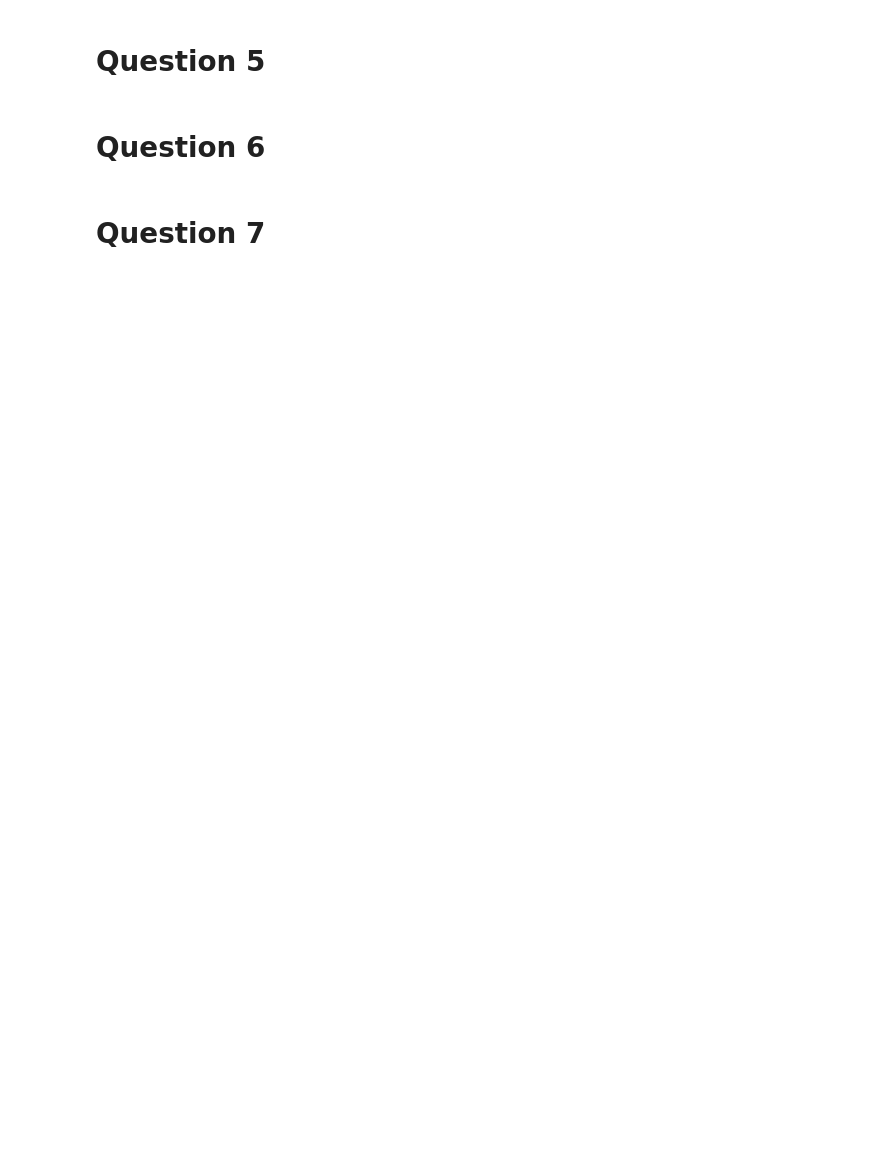
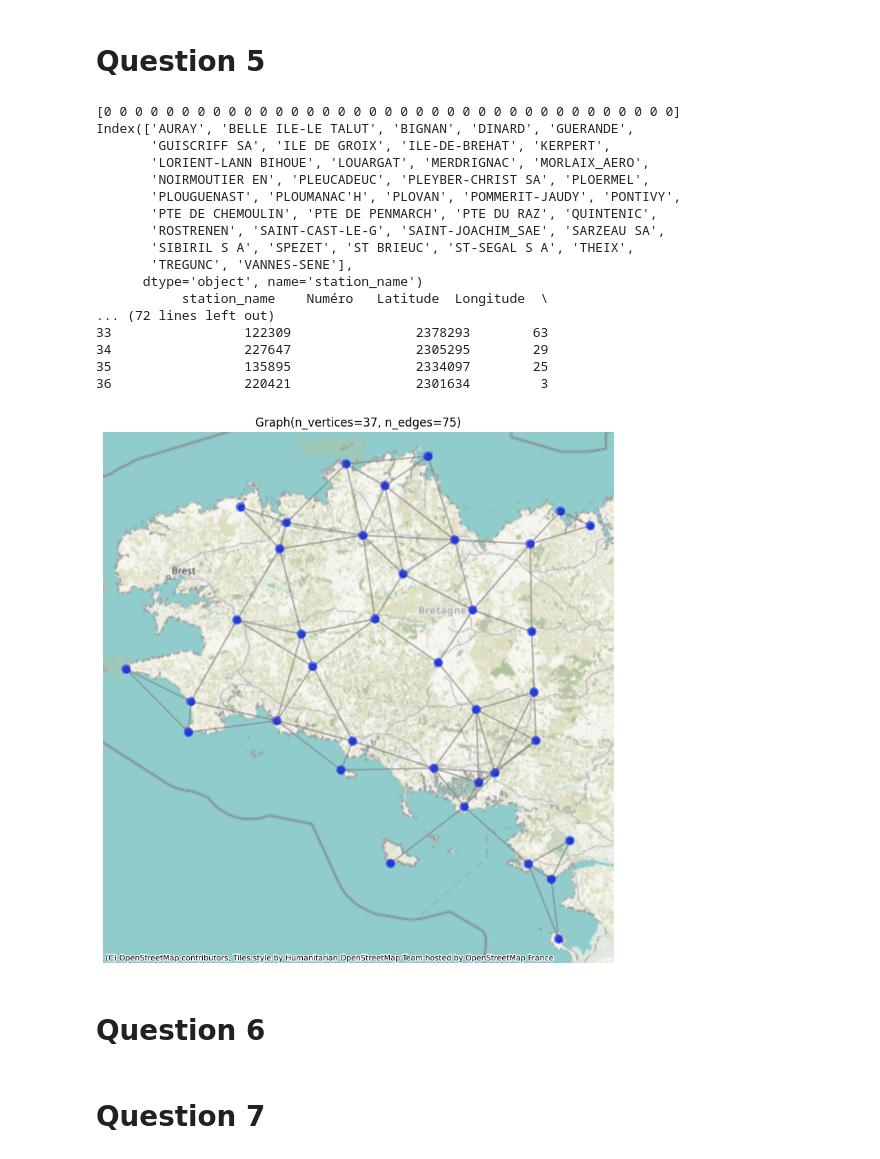
Before and after one commit to victorgalmiche/TimeSeries-TP3, a Jupyter notebook: Assignment 3.ipynb, the cells around one changed output. Cells and saved outputs as stored; diff of their text form; code cells hidden in the pictures; blank space fills up the shorter version.

```diff
--- a/Assignment 3.ipynb
+++ b/Assignment 3.ipynb
@@ -170,7 +170,7 @@ ST NAZAIRE-MONTOIR
 VANNES-MEUCON
 # %%
 temperature_df_cleaned = temperature_df.dropna(axis=1)  # We remove stations with missing values (There are 37 columns left)
-stations_df_cleaned = stations_df[stations_df['Nom'].isin(temperature_df_cleaned.columns)] # In the stations dataframe, we also only keep the stations left
+stations_df_cleaned = stations_df.set_index('Nom').loc[temperature_df_cleaned.columns].reset_index() # In the stations dataframe, we also only keep the stations left
 
 # Computation of the distance matrix using the code of the TP3
 stations_np = stations_df_cleaned[["Longitude", "Latitude"]].to_numpy()
@@ -233,3 +246,60 @@ The signal is the least smooth at 2014-01-10 09:00:00
+# %%
+# For visualization
+CRS = "EPSG:4326"
+
+stations_gdf = geopandas.GeoDataFrame(
+    stations_df_cleaned,
+    geometry=geopandas.points_from_xy(stations_df_cleaned.Longitude, stations_df_cleaned.Latitude),
+).set_crs(CRS)
+# %%
+smoothest_temperature = temperature_df_cleaned.loc[smoothest_date].to_numpy()
+least_smooth_temperature = temperature_df_cleaned.loc[least_smooth_date].to_numpy()
+
+n = len(temperature_df_cleaned.columns)
+energy_features = np.zeros((n, 3)) # Each row is a node, each line is low/medium/high frequency energy
+for v in range(n):
+    features = features_vector(smoothest_temperature, v)
+    energy_features[v,0] = np.sum(features[:3]**2)
+    energy_features[v,1] = np.sum(features[3:6]**2)
+    energy_features[v,2] = np.sum(features[6:]**2)
+
+classifications = np.argmax(energy_features, axis=1)
+
+colors = ['blue', 'green', 'red']
+labels = ['Low Frequency', 'Medium Frequency', 'High Frequency']
+node_colors = [colors[c] for c in classifications]
+
+
+ax = stations_gdf.geometry.plot(figsize=(10, 10))
+cx.add_basemap(ax, crs=stations_gdf.crs.to_string(), zoom=8)
+ax.set_axis_off()
+
+# Set coordinates for graph nodes
+G.set_coordinates(stations_np)
+
+# Plot graph with node colors
+G.plot(ax=ax, vertex_color=node_colors, vertex_size=100)
+# ax.set_title(f"Smoothest temperature signal on {smoothest_date}")
+plt.show()
+# %% [output]
+[0 0 0 0 0 0 0 0 0 0 0 0 0 0 0 0 0 0 0 0 0 0 0 0 0 0 0 0 0 0 0 0 0 0 0 0 0]
+Index(['AURAY', 'BELLE ILE-LE TALUT', 'BIGNAN', 'DINARD', 'GUERANDE',
+       'GUISCRIFF SA', 'ILE DE GROIX', 'ILE-DE-BREHAT', 'KERPERT',
+       'LORIENT-LANN BIHOUE', 'LOUARGAT', 'MERDRIGNAC', 'MORLAIX_AERO',
+       'NOIRMOUTIER EN', 'PLEUCADEUC', 'PLEYBER-CHRIST SA', 'PLOERMEL',
+       'PLOUGUENAST', 'PLOUMANAC'H', 'PLOVAN', 'POMMERIT-JAUDY', 'PONTIVY',
+       'PTE DE CHEMOULIN', 'PTE DE PENMARCH', 'PTE DU RAZ', 'QUINTENIC',
+       'ROSTRENEN', 'SAINT-CAST-LE-G', 'SAINT-JOACHIM_SAE', 'SARZEAU SA',
+       'SIBIRIL S A', 'SPEZET', 'ST BRIEUC', 'ST-SEGAL S A', 'THEIX',
+       'TREGUNC', 'VANNES-SENE'],
+      dtype='object', name='station_name')
+           station_name    Numéro   Latitude  Longitude  \
+... (72 lines left out)
+33                 122309                2378293        63
+34                 227647                2305295        29
+35                 135895                2334097        25
+36                 220421                2301634         3
+[figure, added]
 # %% [markdown]
 # Question 6
 # %% [markdown]
```
Also changed, not shown: parts of 2 cells of this notebook.
